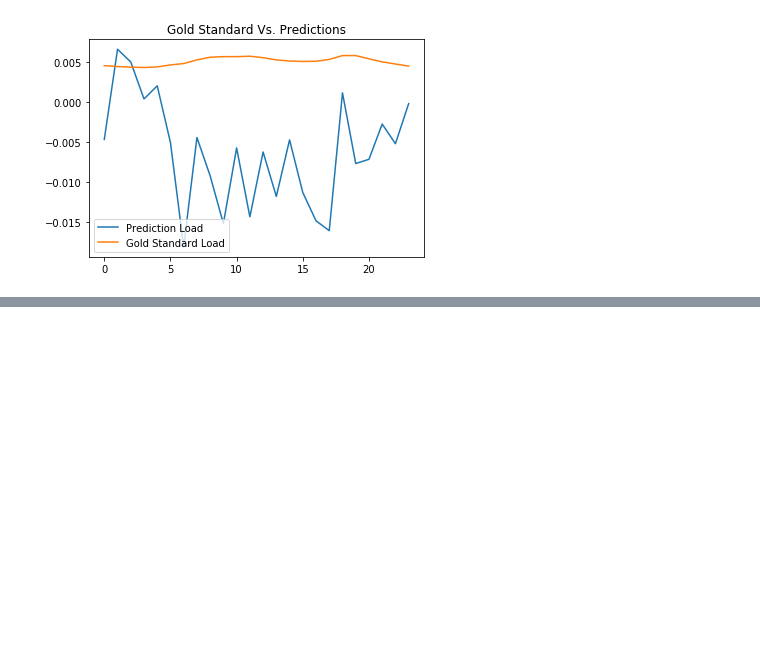
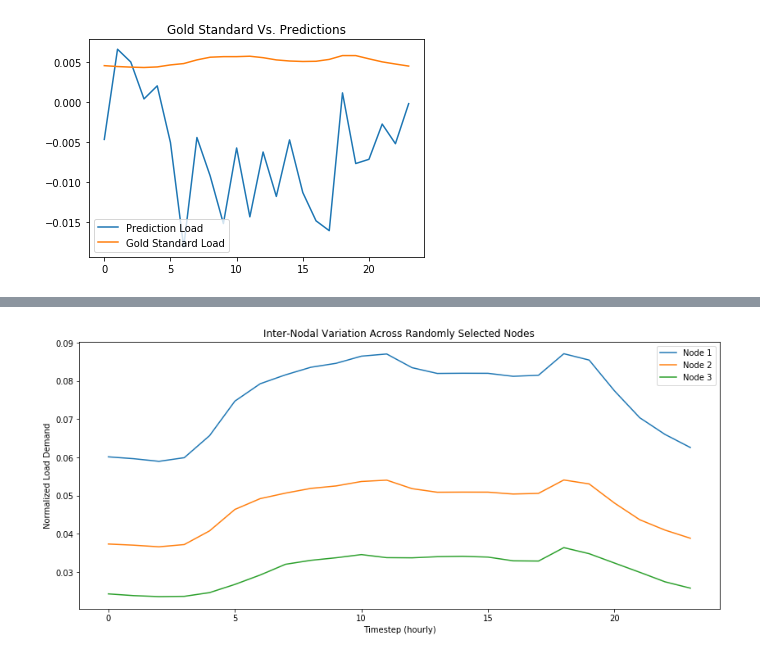
Before and after one commit to austnbell/energyDemand, a Jupyter notebook: evaluation/baseEvaluate.ipynb, the cells around one changed output, grey strips where cells are left out. Saved outputs shown, nothing was run; the diff lists cells and outputs as text; code cells hidden in the pictures; blank space fills up the shorter version.

```diff
--- a/evaluation/baseEvaluate.ipynb
+++ b/evaluation/baseEvaluate.ipynb
@@ -201,0 +195,13 @@ val_target[0][0], val_target[0][1]
+# %%
+# three different nodes visualized across the same time period
+plt.figure(figsize=(14,6))
+plt.plot(val_target[0][1], label = "Node 1")
+plt.plot(val_target[0][49], label = "Node 2")
+plt.plot(val_target[0][99], label = "Node 3")
+plt.title("Inter-Nodal Variation Across Randomly Selected Nodes")
+plt.xlabel("Timestep (hourly)")
+plt.ylabel("Normalized Load Demand")
+plt.legend()
+plt.show()
+# %% [output]
+[figure, added]
```
Also changed, not shown: parts of 6 cells of this notebook, 5 other files.
